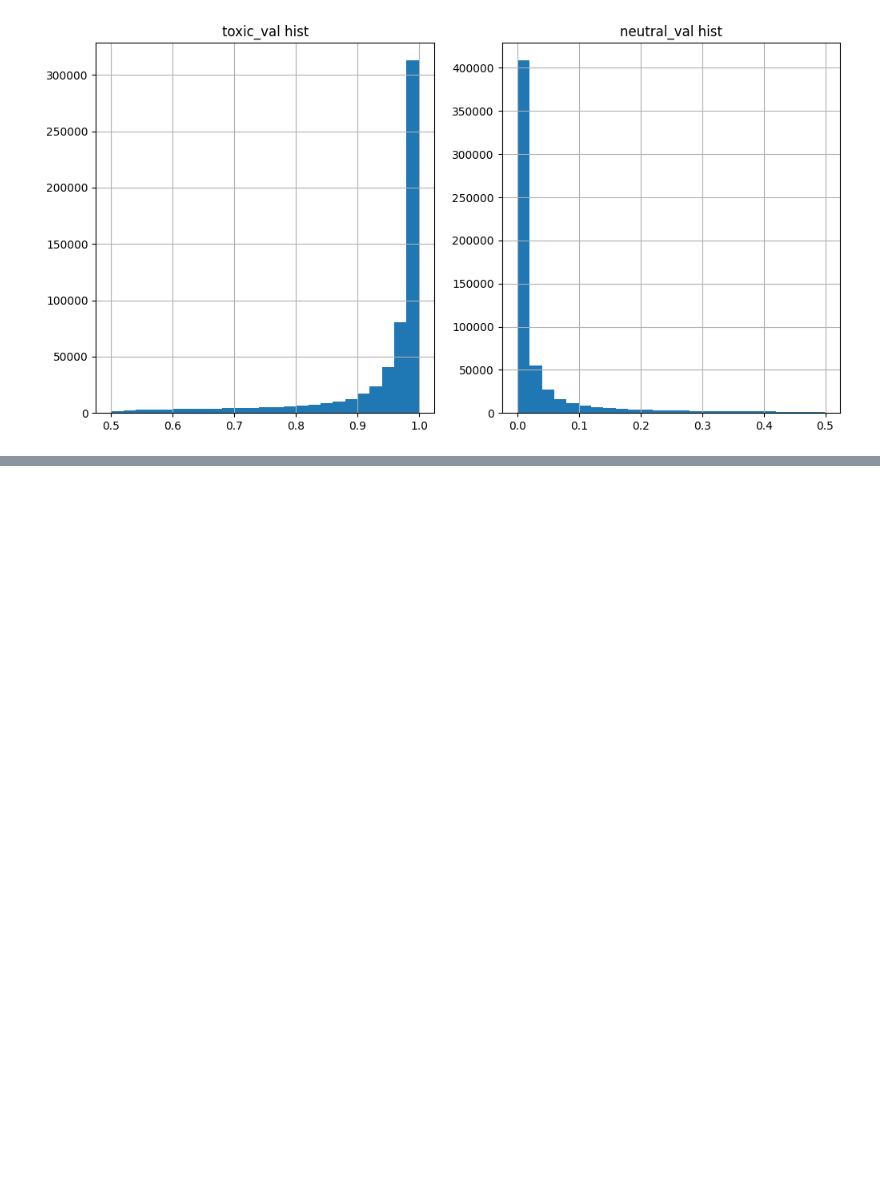
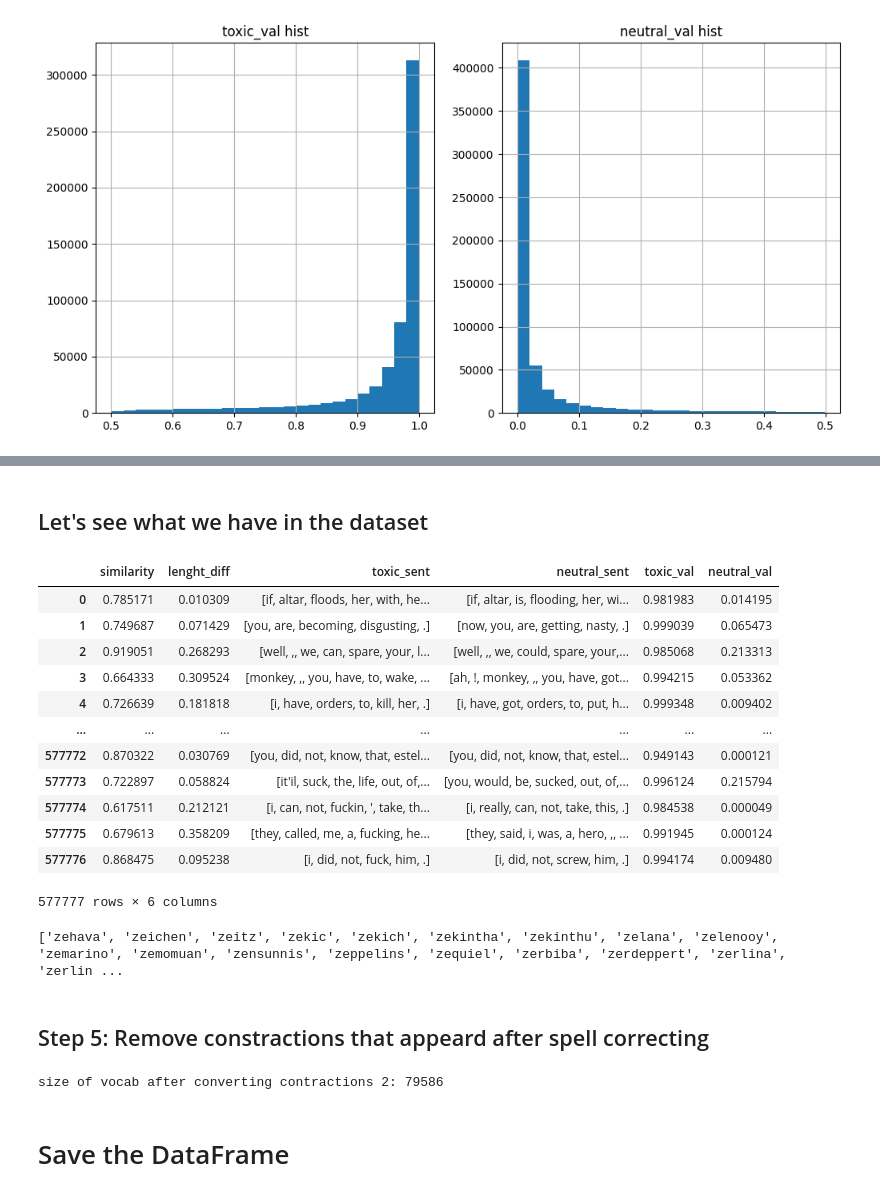
Before and after one commit to ToirovSadi/Text_De-toxification, a Jupyter notebook: notebooks/preprocessing.ipynb, the cells around one changed output, grey strips where cells are left out. Saved outputs shown, nothing was run; the diff lists cells and outputs as text; code cells hidden in the pictures; blank space fills up the shorter version.

```diff
--- a/notebooks/preprocessing.ipynb
+++ b/notebooks/preprocessing.ipynb
@@ -122,0 +193,19 @@ df
+# %%
+def correct_word(word, unk=None):
+    if unk is None:
+        unk = word
+    corrected = spell.correction(word)
+    return unk if corrected is None else corrected
+
+def correct_spellings(text: list[str]) -> list[str]:
+    corrected_text = []
+    misspelled_words = spell.unknown(text)
+    for word in text:
+        if word in misspelled_words:
+            corrected_text.extend([correct_word(x) for x in regex.findall('[a-zA-Z0-9_]+', word)])
+        else:
+            corrected_text.append(word)
+    return corrected_text
+
+df.loc[:, 'toxic_sent'] = df['toxic_sent'].apply(correct_spellings)
+df.loc[:, 'neutral_sent'] = df['neutral_sent'].apply(correct_spellings)
@@ -122,0 +217,24 @@ df
+# %% [markdown]
+## Let's see what we have in the dataset
+# %%
+df
+# %% [output]
+|  | similarity | lenght_diff | toxic_sent | neutral_sent | toxic_val | neutral_val |
+| 0 | 0.785171 | 0.010309 | [if, altar, floods, her, with, he... | [if, altar, is, flooding, her, wi... | 0.981983 | 0.014195 |
+| 1 | 0.749687 | 0.071429 | [you, are, becoming, disgusting, .] | [now, you, are, getting, nasty, .] | 0.999039 | 0.065473 |
+| 2 | 0.919051 | 0.268293 | [well, ,, we, can, spare, your, l... | [well, ,, we, could, spare, your,... | 0.985068 | 0.213313 |
+| 3 | 0.664333 | 0.309524 | [monkey, ,, you, have, to, wake, ... | [ah, !, monkey, ,, you, have, got... | 0.994215 | 0.053362 |
+| 4 | 0.726639 | 0.181818 | [i, have, orders, to, kill, her, .] | [i, have, got, orders, to, put, h... | 0.999348 | 0.009402 |
+| ... | ... | ... | ... | ... | ... | ... |
+| 577772 | 0.870322 | 0.030769 | [you, did, not, know, that, estel... | [you, did, not, know, that, estel... | 0.949143 | 0.000121 |
+| 577773 | 0.722897 | 0.058824 | [it'il, suck, the, life, out, of,... | [you, would, be, sucked, out, of,... | 0.996124 | 0.215794 |
+| 577774 | 0.617511 | 0.212121 | [i, can, not, fuckin, ', take, th... | [i, really, can, not, take, this, .] | 0.984538 | 0.000049 |
+| 577775 | 0.679613 | 0.358209 | [they, called, me, a, fucking, he... | [they, said, i, was, a, hero, ,, ... | 0.991945 | 0.000124 |
+| 577776 | 0.868475 | 0.095238 | [i, did, not, fuck, him, .] | [i, did, not, screw, him, .] | 0.994174 | 0.009480 |
+577777 rows × 6 columns
+# %%
+print(vocab.get_itos()[-100:])
+# %% [output]
+['zehava', 'zeichen', 'zeitz', 'zekic', 'zekich', 'zekintha', 'zekinthu', 'zelana', 'zelenooy', 'zemarino', 'zemomuan', 'zensunnis', 'zeppelins', 'zequiel', 'zerbiba', 'zerdeppert', 'zerlina', 'zerlin ...
+# %% [markdown]
+## Step 5: Remove constractions that appeard after spell correcting
@@ -122,0 +249,7 @@ df
+# %%
+vocab = build_vocab(df, tokenize=False)
+print("size of vocab after converting contractions 2:", len(vocab))
+# %% [output]
+size of vocab after converting contractions 2: 79586
+# %% [markdown]
+# Save the DataFrame
```
Also changed, not shown: parts of 34 cells of this notebook, 42 other files.
